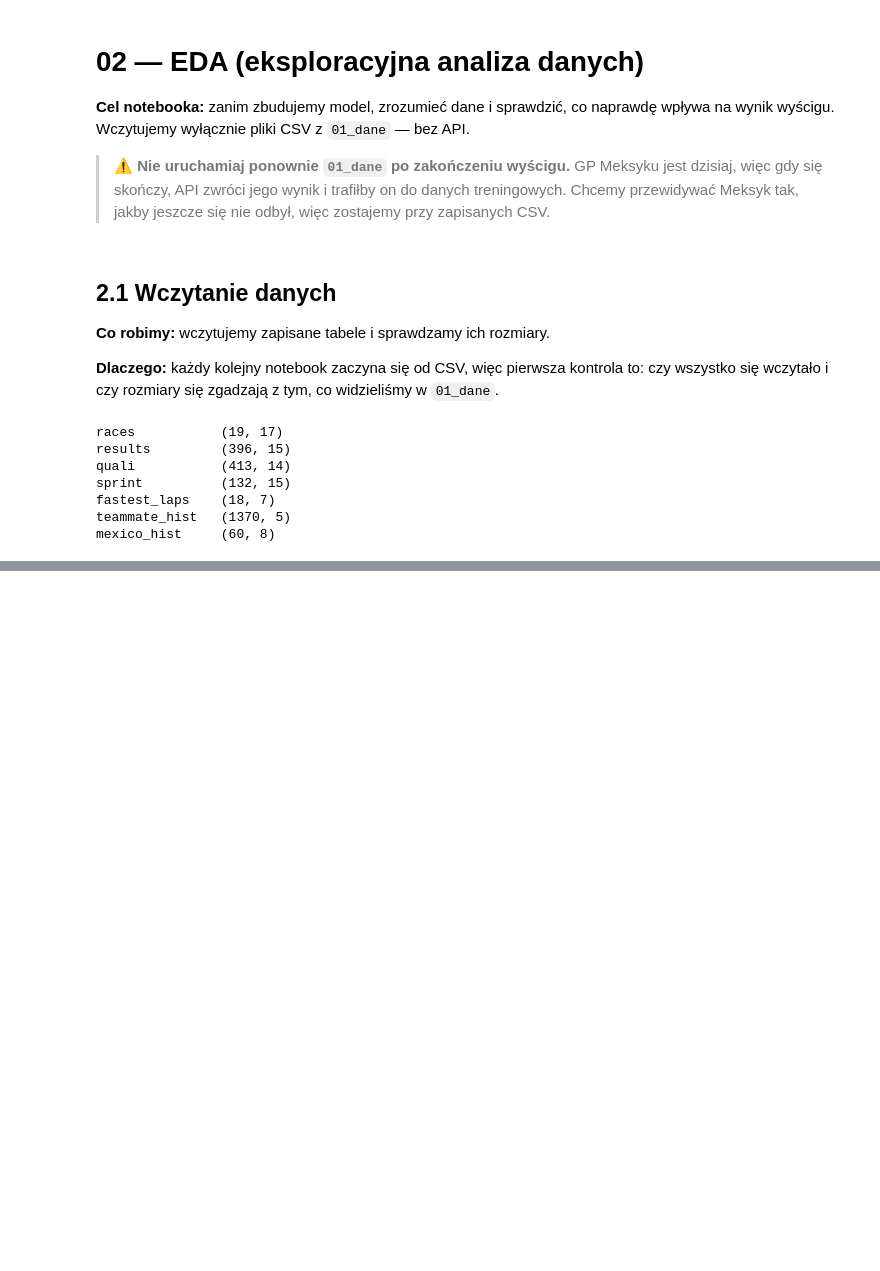
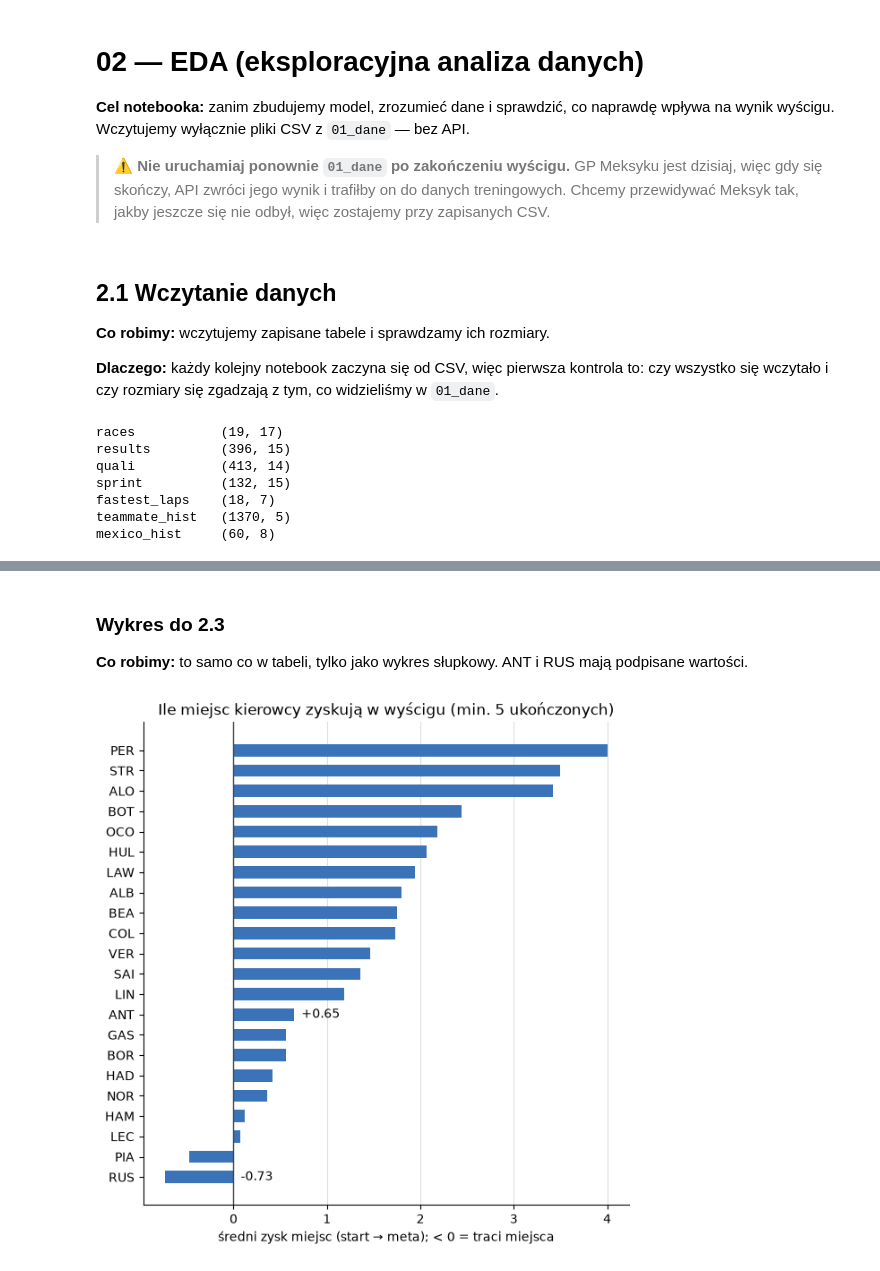
Before and after one commit to Piciu022/Formula-1-predictions-PA, a Jupyter notebook: 01:11: GP Mexico City/02_eda.ipynb, the cells around one changed output, grey strips where cells are left out. Cells and saved outputs as stored; diff of their text form; code cells hidden in the pictures; blank space fills up the shorter version.

```diff
--- a/01:11: GP Mexico City/02_eda.ipynb
+++ b/01:11: GP Mexico City/02_eda.ipynb
@@ -34,0 +77,15 @@ mexico_hist     (60, 8)
+# %%
+d = results[["round", "name_acronym", "team_name", "position", "dnf"]].merge(
+    quali[["round", "name_acronym", "position"]],
+    on=["round", "name_acronym"], suffixes=("_race", "_quali"),
+)
+d["gained"] = d["position_quali"] - d["position_race"]
+
+finishers = d[~d["dnf"]]
+gain_by_driver = (
+    finishers.groupby("name_acronym")
+    .agg(team=("team_name", "last"), races=("gained", "count"), avg_gain=("gained", "mean"))
+    .round(2)
+    .sort_values("avg_gain", ascending=False)
+)
+gain_by_driver
@@ -34,0 +111,25 @@ mexico_hist     (60, 8)
+# %% [markdown]
+### Wykres do 2.3
+
+**Co robimy:** to samo co w tabeli, tylko jako wykres słupkowy. ANT i RUS mają podpisane wartości.
+# %%
+import matplotlib.pyplot as plt
+
+plot_data = gain_by_driver[gain_by_driver["races"] >= 5].sort_values("avg_gain")
+
+fig, ax = plt.subplots(figsize=(7, 7))
+ax.barh(plot_data.index, plot_data["avg_gain"], height=0.6, color="#3b73b9")
+ax.axvline(0, color="#444444", linewidth=1)
+ax.set_xlabel("średni zysk miejsc (start → meta); < 0 = traci miejsca")
+ax.set_title("Ile miejsc kierowcy zyskują w wyścigu (min. 5 ukończonych)")
+ax.grid(axis="x", color="#dddddd", linewidth=0.8)
+ax.set_axisbelow(True)
+for side in ["top", "right"]:
+    ax.spines[side].set_visible(False)
+
+for name in ["ANT", "RUS"]:
+    value = plot_data.loc[name, "avg_gain"]
+    ax.text(max(value, 0), name, f"  {value:+.2f}", va="center", ha="left")
+plt.show()
+# %% [output]
+[figure, added]
```
Also changed, not shown: parts of 19 cells of this notebook.
